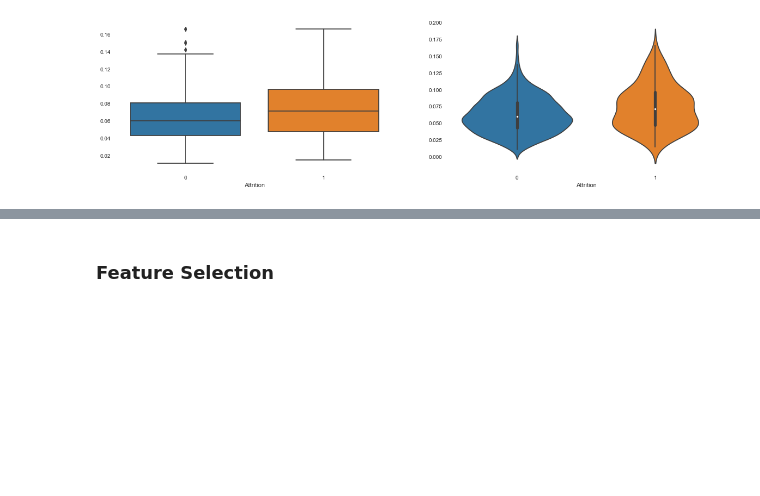
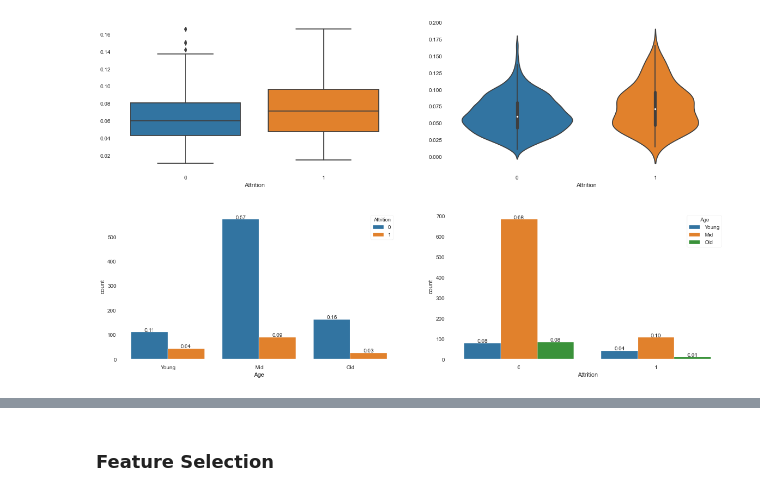
Before and after one commit to falcolf/Employee_Attrition, a Jupyter notebook: Analysis.ipynb, the cells around one changed output, grey strips where cells are left out. Saved outputs shown, nothing was run; the diff lists cells and outputs as text; code cells hidden in the pictures; blank space fills up the shorter version.

```diff
--- a/Analysis.ipynb
+++ b/Analysis.ipynb
@@ -712,3 +712,23 @@ sns.violinplot(x = df.Attrition, y = df.Education / (df.Age + df.TotalWorkingYea
 # %% [output]
 <matplotlib.axes._subplots.AxesSubplot at 0x...>
 [figure]
+# %%
+plt.figure(figsize=(20,5))
+plt.subplot(1,2,1)
+ax = sns.countplot(x = pd.cut(df.Age, bins = [0,27,45,np.inf], labels=['Young','Mid','Old']), hue = df.Attrition)
+for p in ax.patches:
+    height = p.get_height()
+    ax.text(p.get_x()+p.get_width()/2.,
+            height + 3,
+            '{:1.2f}'.format(height/total),
+            ha="center")
+plt.subplot(1,2,2)
+ax = sns.countplot(hue = pd.cut(df.Age, bins = [0,26,50,np.inf], labels=['Young','Mid','Old']), x = df.Attrition)
+for p in ax.patches:
+    height = p.get_height()
+    ax.text(p.get_x()+p.get_width()/2.,
+            height + 3,
+            '{:1.2f}'.format(height/total),
+            ha="center")
+# %% [output]
+[figure, added]
```
Also changed, not shown: parts of 5 cells of this notebook, 9 other files.
